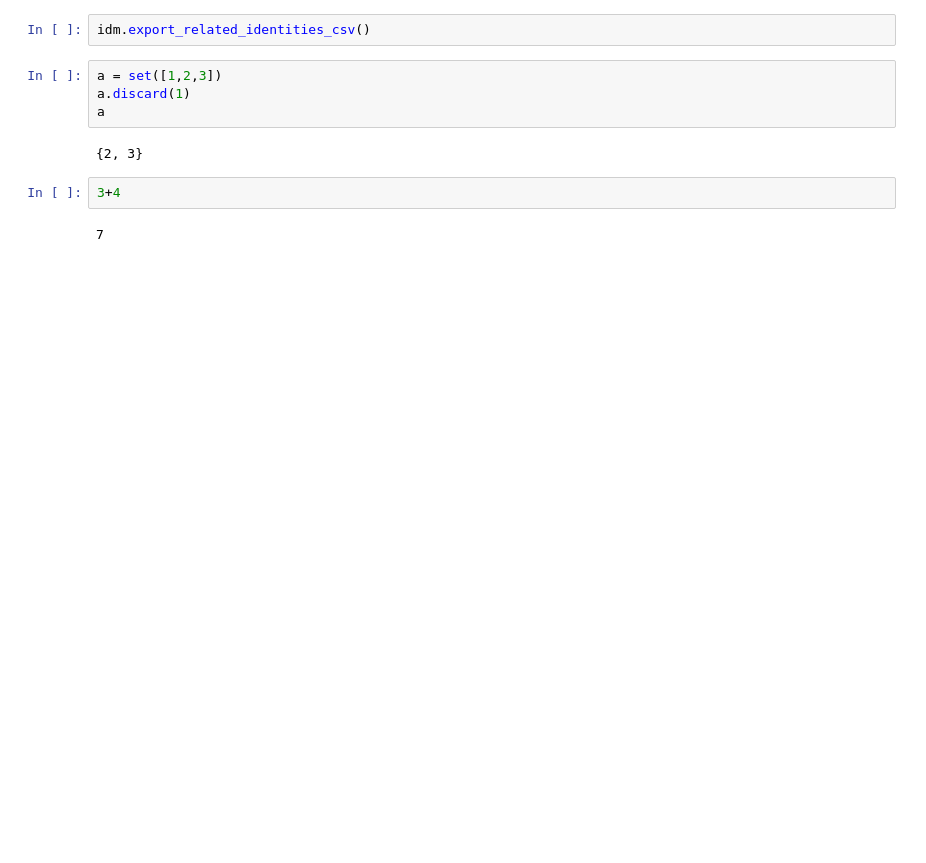
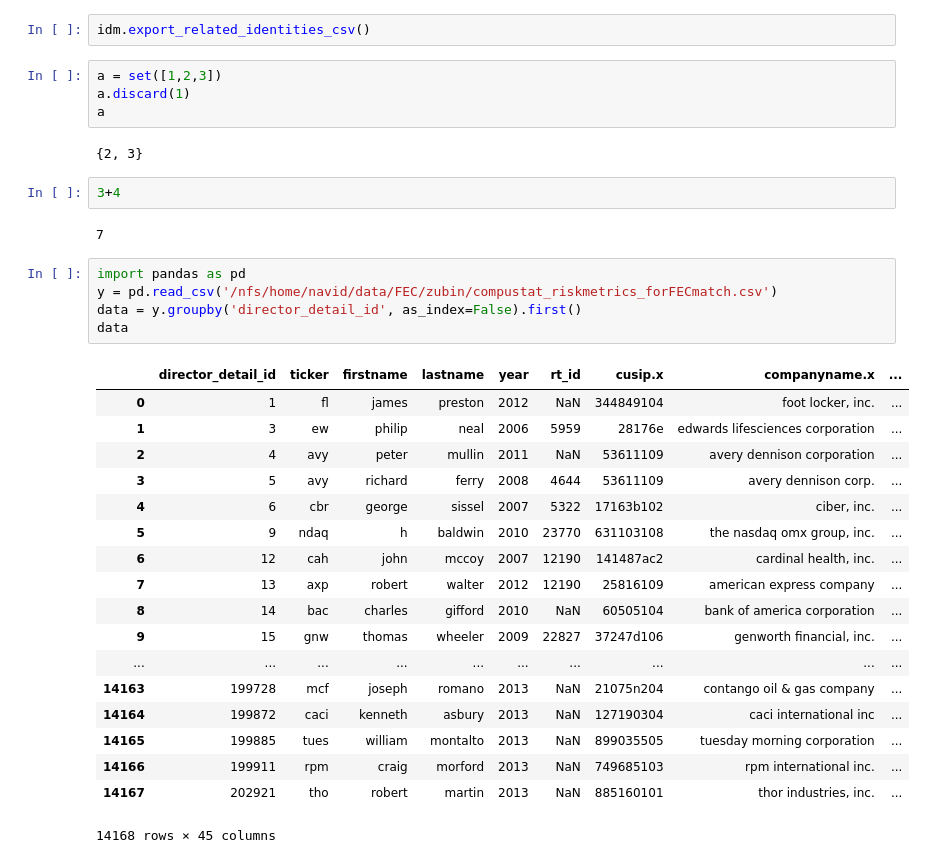
Before and after one commit to naviddianati/FEC, a Jupyter notebook: src/notebooks/Evaluation.ipynb, the cells around one changed output. Cells and saved outputs as stored; diff of their text form; blank space fills up the shorter version.

```diff
--- a/src/notebooks/Evaluation.ipynb
+++ b/src/notebooks/Evaluation.ipynb
@@ -136,3 +142,27 @@ a
 3+4
 # %% [output]
 7
+# %%
+import pandas as pd
+y = pd.read_csv('/nfs/home/navid/data/FEC/zubin/compustat_riskmetrics_forFECmatch.csv')
+data = y.groupby('director_detail_id', as_index=False).first()
+data
+# %% [output]
+|  | director_detail_id | ticker | firstname | lastname | year | rt_id | cusip.x | companyname.x | ... |
+| 0 | 1 | fl | james | preston | 2012 | NaN | 344849104 | foot locker, inc. | ... |
+| 1 | 3 | ew | philip | neal | 2006 | 5959 | 28176e | edwards lifesciences corporation | ... |
+| 2 | 4 | avy | peter | mullin | 2011 | NaN | 53611109 | avery dennison corporation | ... |
+| 3 | 5 | avy | richard | ferry | 2008 | 4644 | 53611109 | avery dennison corp. | ... |
+| 4 | 6 | cbr | george | sissel | 2007 | 5322 | 17163b102 | ciber, inc. | ... |
+| 5 | 9 | ndaq | h | baldwin | 2010 | 23770 | 631103108 | the nasdaq omx group, inc. | ... |
+| 6 | 12 | cah | john | mccoy | 2007 | 12190 | 141487ac2 | cardinal health, inc. | ... |
+| 7 | 13 | axp | robert | walter | 2012 | 12190 | 25816109 | american express company | ... |
+| 8 | 14 | bac | charles | gifford | 2010 | NaN | 60505104 | bank of america corporation | ... |
+| 9 | 15 | gnw | thomas | wheeler | 2009 | 22827 | 37247d106 | genworth financial, inc. | ... |
+| ... | ... | ... | ... | ... | ... | ... | ... | ... | ... |
+| 14163 | 199728 | mcf | joseph | romano | 2013 | NaN | 21075n204 | contango oil & gas company | ... |
+| 14164 | 199872 | caci | kenneth | asbury | 2013 | NaN | 127190304 | caci international inc | ... |
+| 14165 | 199885 | tues | william | montalto | 2013 | NaN | 899035505 | tuesday morning corporation | ... |
+| 14166 | 199911 | rpm | craig | morford | 2013 | NaN | 749685103 | rpm international inc. | ... |
+| 14167 | 202921 | tho | robert | martin | 2013 | NaN | 885160101 | thor industries, inc. | ... |
+14168 rows × 45 columns
```
Also changed, not shown: parts of 6 cells of this notebook, 11 other files.
